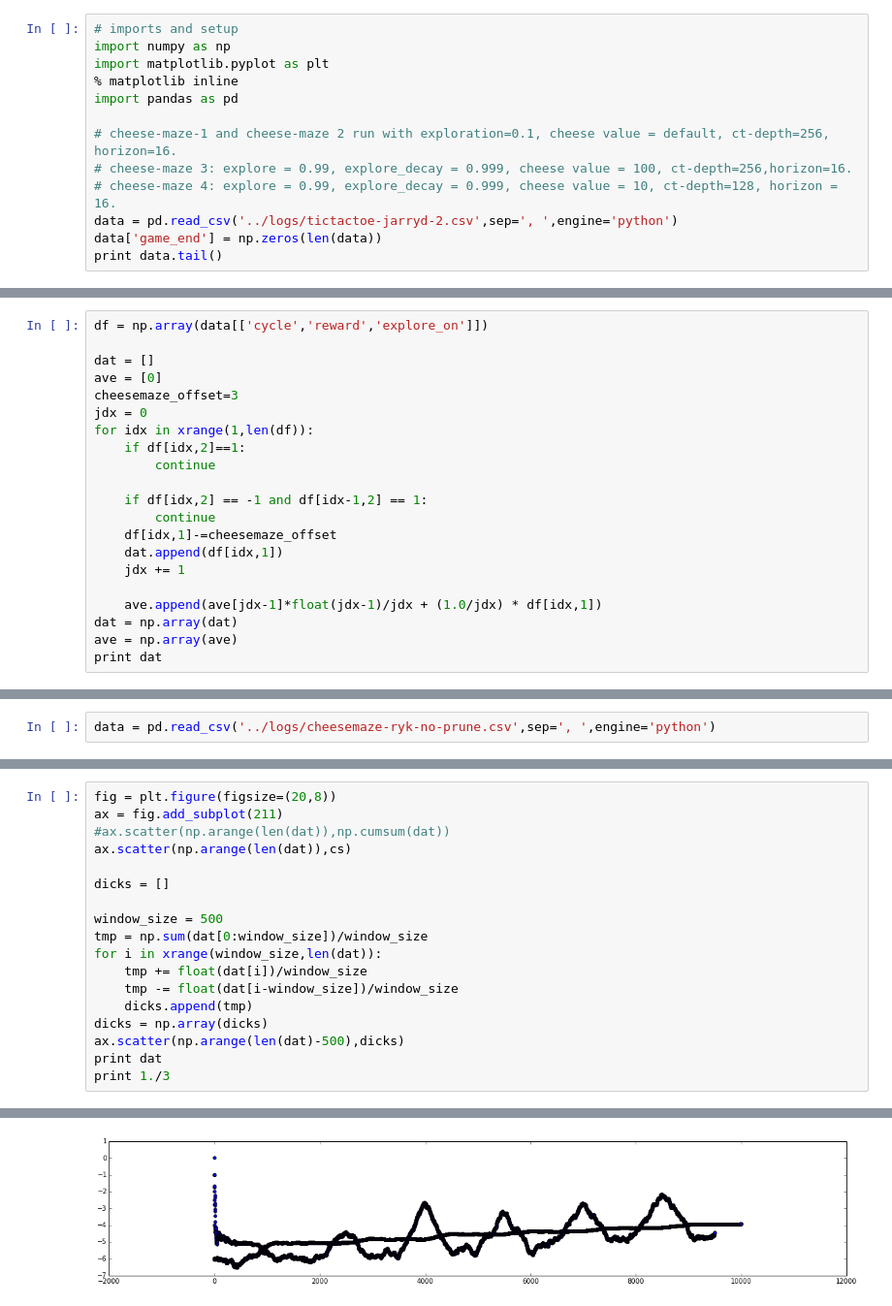
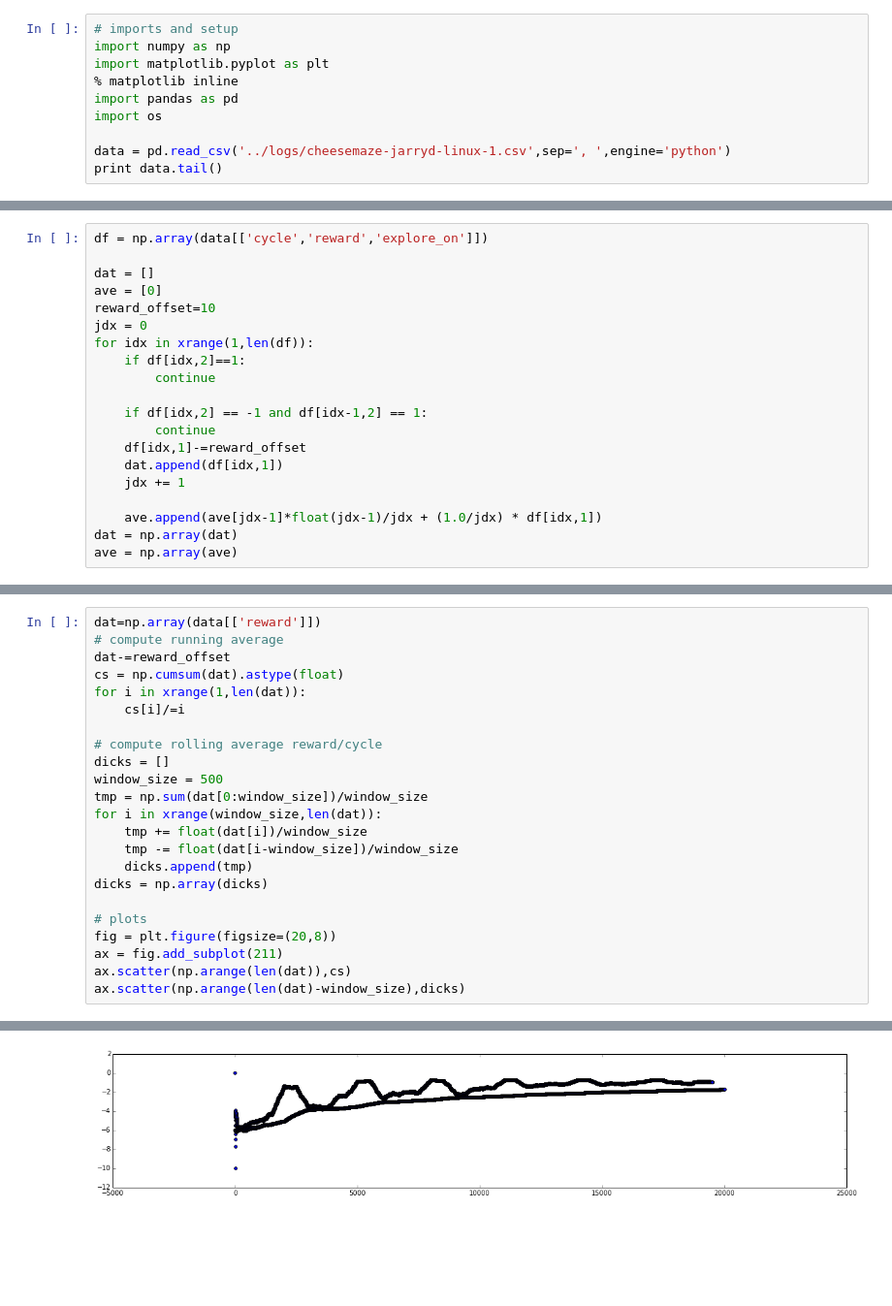
Before and after one commit to rbudzyns/AIXI_2015_Grp3, a Jupyter notebook: final_report/experiments.ipynb, the cells around one changed output, grey strips where cells are left out. Shown at 97% size. Drawn from its saved outputs; the diff is of its cells as text; blank space fills up the shorter version.

```diff
--- a/final_report/experiments.ipynb
+++ b/final_report/experiments.ipynb
@@ -4,12 +4,9 @@ import numpy as np
 import matplotlib.pyplot as plt
 % matplotlib inline
 import pandas as pd
+import os
 
-# cheese-maze-1 and cheese-maze 2 run with exploration=0.1, cheese value = default, ct-depth=256, horizon=16.
-# cheese-maze 3: explore = 0.99, explore_decay = 0.999, cheese value = 100, ct-depth=256,horizon=16.
-# cheese-maze 4: explore = 0.99, explore_decay = 0.999, cheese value = 10, ct-depth=128, horizon = 16.
-data = pd.read_csv('../logs/tictactoe-jarryd-2.csv',sep=', ',engine='python')
-data['game_end'] = np.zeros(len(data))
+data = pd.read_csv('../logs/cheesemaze-jarryd-linux-1.csv',sep=', ',engine='python')
 print data.tail()
 # %% [output]
        global_cycle  cycle  observation  reward  action  explore_on  explored  \
@@ -30,7 +49,7 @@ df = np.array(data[['cycle','reward','explore_on']])
 
 dat = []
 ave = [0]
-cheesemaze_offset=3
+reward_offset=10
 jdx = 0
 for idx in xrange(1,len(df)):
     if df[idx,2]==1:
@@ -38,11 +57,10 @@ for idx in xrange(1,len(df)):
 
     if df[idx,2] == -1 and df[idx-1,2] == 1:
         continue
-    df[idx,1]-=cheesemaze_offset
+    df[idx,1]-=reward_offset
     dat.append(df[idx,1])
     jdx += 1
 
     ave.append(ave[jdx-1]*float(jdx-1)/jdx + (1.0/jdx) * df[idx,1])
 dat = np.array(dat)
 ave = np.array(ave)
-print dat
@@ -67,2 +77,0 @@ ax.scatter(np.arange(len(ave)),ave,color='red')
-# %%
-data = pd.read_csv('../logs/cheesemaze-ryk-no-prune.csv',sep=', ',engine='python')
@@ -90,11 +78,13 @@ print cs
 # %%
-fig = plt.figure(figsize=(20,8))
-ax = fig.add_subplot(211)
-#ax.scatter(np.arange(len(dat)),np.cumsum(dat))
-ax.scatter(np.arange(len(dat)),cs)
+dat=np.array(data[['reward']])
+# compute running average
+dat-=reward_offset
+cs = np.cumsum(dat).astype(float)
+for i in xrange(1,len(dat)):
+    cs[i]/=i
 
+# compute rolling average reward/cycle
 dicks = []
-
 window_size = 500
 tmp = np.sum(dat[0:window_size])/window_size
 for i in xrange(window_size,len(dat)):
@@ -102,7 +92,10 @@ for i in xrange(window_size,len(dat)):
     tmp -= float(dat[i-window_size])/window_size
     dicks.append(tmp)
 dicks = np.array(dicks)
-ax.scatter(np.arange(len(dat)-500),dicks)
-print dat
-print 1./3
+
+# plots
+fig = plt.figure(figsize=(20,8))
+ax = fig.add_subplot(211)
+ax.scatter(np.arange(len(dat)),cs)
+ax.scatter(np.arange(len(dat)-window_size),dicks)
 # %% [output]
@@ -117 +103 @@ print 1./3
-[figure, old version]
+[figure, new version]
```
Also changed, not shown: parts of 8 cells of this notebook, 1 other file.
